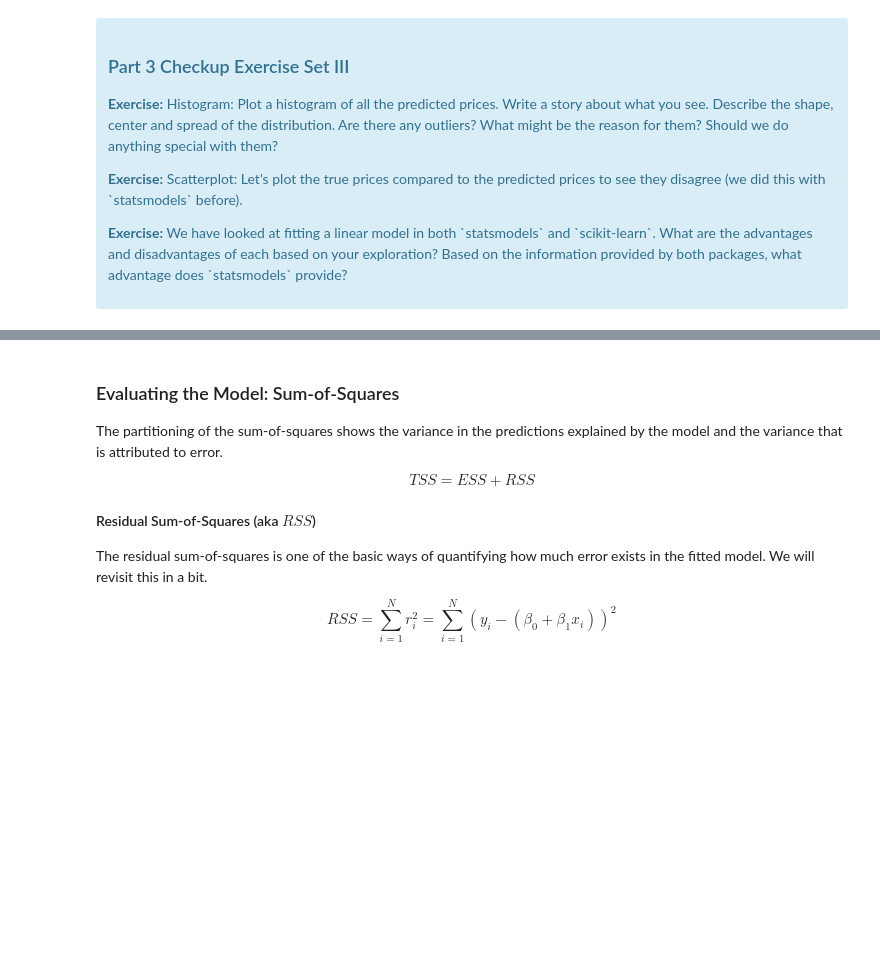
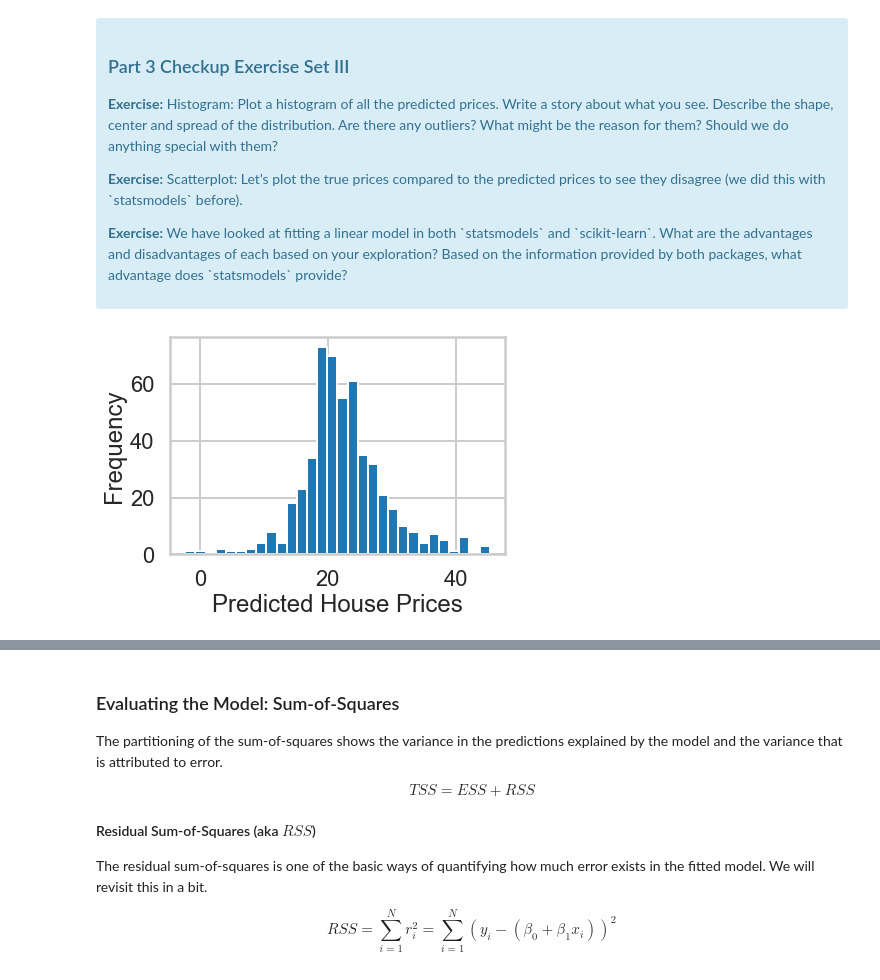
Before and after one commit to maessery/Boston-Housing-Case-Study, a Jupyter notebook: Mini_Project_Linear_Regression.ipynb, the cells around one changed output, grey strips where cells are left out. Saved outputs shown, nothing was run; the diff lists cells and outputs as text; code cells hidden in the pictures; blank space fills up the shorter version.

```diff
--- a/Mini_Project_Linear_Regression.ipynb
+++ b/Mini_Project_Linear_Regression.ipynb
@@ -636,0 +631,8 @@ array([30.00384338, 25.02556238, 30.56759672, 28.60703649, 27.94352423])
+# %%
+# your turn
+plt.hist(m.fittedvalues,bins=30)
+plt.xlabel('Predicted House Prices')
+plt.ylabel('Frequency')
+plt.show()
+# %% [output]
+[figure, added]
```
Also changed, not shown: parts of 21 cells of this notebook.
